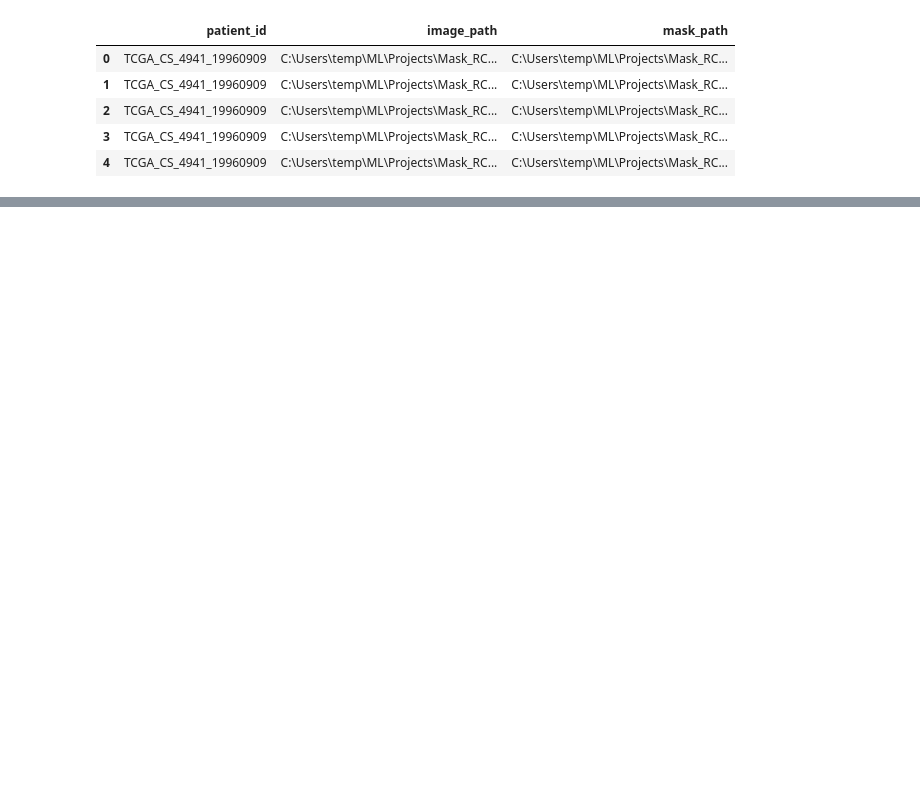
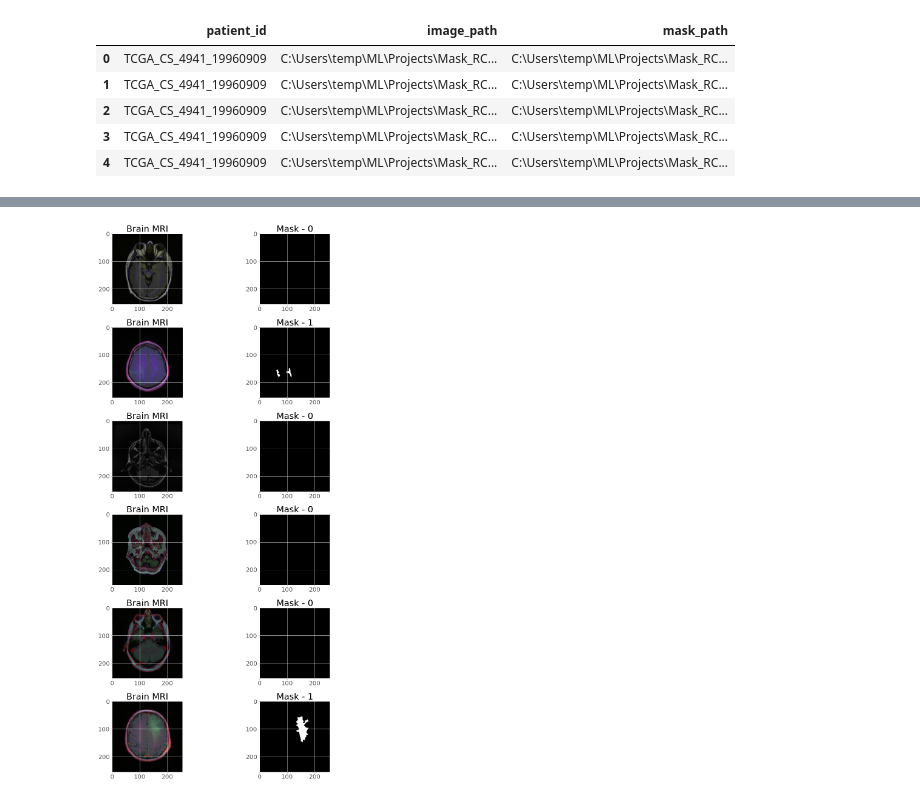
Before and after one commit to rajuzumaki2207/Brain_tumour_detection_RCNN, a Jupyter notebook: Brain_MRI_Detection.ipynb, the cells around one changed output, grey strips where cells are left out. Saved outputs shown, nothing was run; the diff lists cells and outputs as text; code cells hidden in the pictures; blank space fills up the shorter version.

```diff
--- a/Brain_MRI_Detection.ipynb
+++ b/Brain_MRI_Detection.ipynb
@@ -173,0 +211,14 @@ brain_df.sample(5)
+# %%
+fig, axs = plt.subplots(6,2, figsize=(16,26))
+count = 0
+for x in range(6):
+  i = random.randint(0, len(brain_df)) # select a random index
+  axs[count][0].title.set_text("Brain MRI") # set title
+  axs[count][0].imshow(cv2.imread(brain_df.image_path[i])) # show MRI
+  axs[count][1].title.set_text("Mask - " + str(brain_df['mask'][i])) # plot title on the mask (0 or 1)
+  axs[count][1].imshow(cv2.imread(brain_df.mask_path[i])) # Show corresponding mask
+  count += 1
+
+fig.tight_layout()
+# %% [output]
+[figure, added]
```
Also changed, not shown: parts of 8 cells of this notebook.
